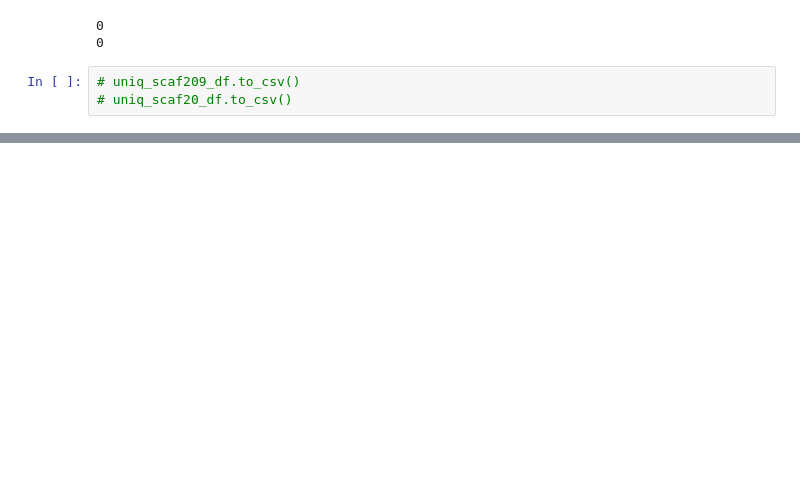
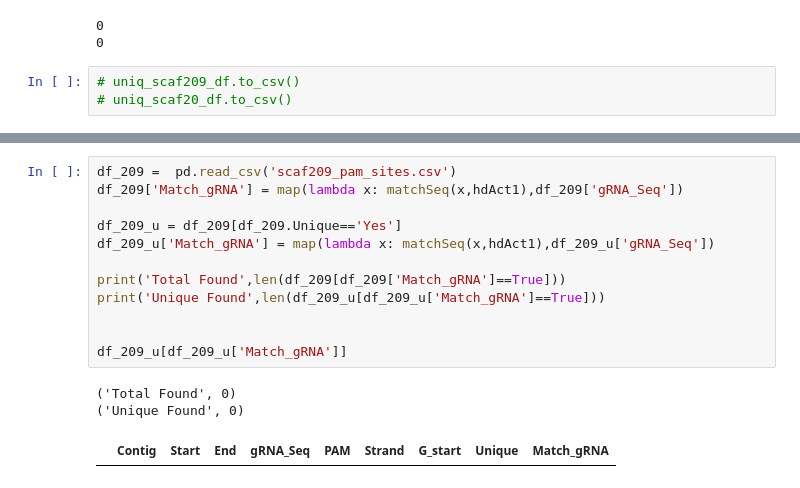
Before and after one commit to genspace/iGEM-Tardigrade-CRISPR-Analysis, a Jupyter notebook: iGEM_Tardigrade_CRISPR_Analysis.ipynb, the cells around one changed output, grey strips where cells are left out. Saved outputs shown, nothing was run; the diff lists cells and outputs as text; blank space fills up the shorter version.

```diff
--- a/iGEM_Tardigrade_CRISPR_Analysis.ipynb
+++ b/iGEM_Tardigrade_CRISPR_Analysis.ipynb
@@ -145,0 +187,16 @@ print(len(uniq_scaf20_df[uniq_scaf20_df['Match_gRNA']==True]))
+# %%
+df_209 =  pd.read_csv('scaf209_pam_sites.csv')
+df_209['Match_gRNA'] = map(lambda x: matchSeq(x,hdAct1),df_209['gRNA_Seq'])
+
+df_209_u = df_209[df_209.Unique=='Yes']
+df_209_u['Match_gRNA'] = map(lambda x: matchSeq(x,hdAct1),df_209_u['gRNA_Seq'])
+
+print('Total Found',len(df_209[df_209['Match_gRNA']==True]))
+print('Unique Found',len(df_209_u[df_209_u['Match_gRNA']==True]))
+
+
+df_209_u[df_209_u['Match_gRNA']]
+# %% [output]
+('Total Found', 0)
+('Unique Found', 0)
+|  | Contig | Start | End | gRNA_Seq | PAM | Strand | G_start | Unique | Match_gRNA |
```
Also changed, not shown: parts of 8 cells of this notebook, 5 other files.
